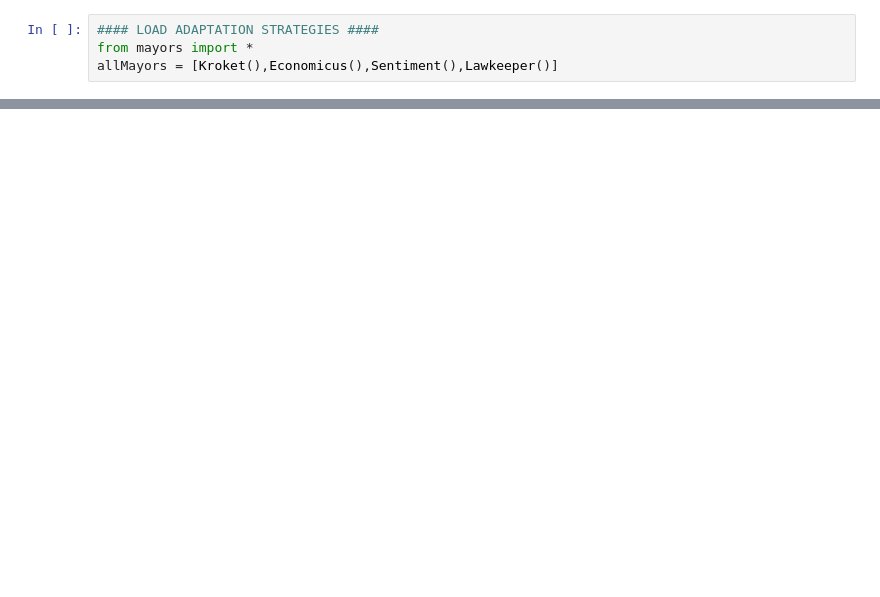
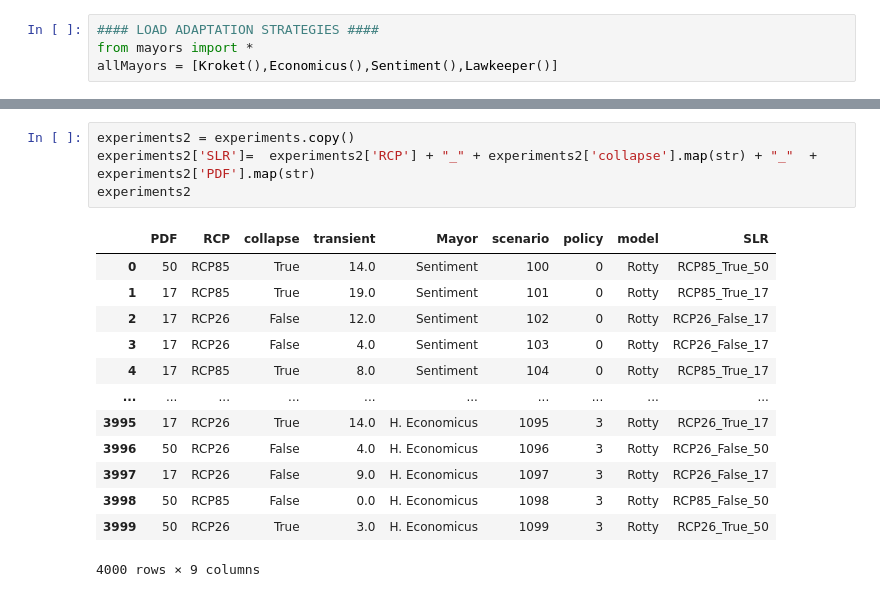
Before and after one commit to keesvanginkel/Urban-SETP, a Jupyter notebook: Workbench.ipynb, the cells around one changed output, grey strips where cells are left out. Drawn from its saved outputs; the diff is of its cells as text; blank space fills up the shorter version.

```diff
--- a/Workbench.ipynb
+++ b/Workbench.ipynb
@@ -86,0 +73,18 @@ plt.show()
+# %%
+experiments2 = experiments.copy()
+experiments2['SLR']=  experiments2['RCP'] + "_" + experiments2['collapse'].map(str) + "_"  + experiments2['PDF'].map(str)
+experiments2
+# %% [output]
+|  | PDF | RCP | collapse | transient | Mayor | scenario | policy | model | SLR |
+| 0 | 50 | RCP85 | True | 14.0 | Sentiment | 100 | 0 | Rotty | RCP85_True_50 |
+| 1 | 17 | RCP85 | True | 19.0 | Sentiment | 101 | 0 | Rotty | RCP85_True_17 |
+| 2 | 17 | RCP26 | False | 12.0 | Sentiment | 102 | 0 | Rotty | RCP26_False_17 |
+| 3 | 17 | RCP26 | False | 4.0 | Sentiment | 103 | 0 | Rotty | RCP26_False_17 |
+| 4 | 17 | RCP85 | True | 8.0 | Sentiment | 104 | 0 | Rotty | RCP85_True_17 |
+| ... | ... | ... | ... | ... | ... | ... | ... | ... | ... |
+| 3995 | 17 | RCP26 | True | 14.0 | H. Economicus | 1095 | 3 | Rotty | RCP26_True_17 |
+| 3996 | 50 | RCP26 | False | 4.0 | H. Economicus | 1096 | 3 | Rotty | RCP26_False_50 |
+| 3997 | 17 | RCP26 | False | 9.0 | H. Economicus | 1097 | 3 | Rotty | RCP26_False_17 |
+| 3998 | 50 | RCP85 | False | 0.0 | H. Economicus | 1098 | 3 | Rotty | RCP85_False_50 |
+| 3999 | 50 | RCP26 | True | 3.0 | H. Economicus | 1099 | 3 | Rotty | RCP26_True_50 |
+4000 rows × 9 columns
```
Also changed, not shown: parts of 14 cells of this notebook, 3 other files.
